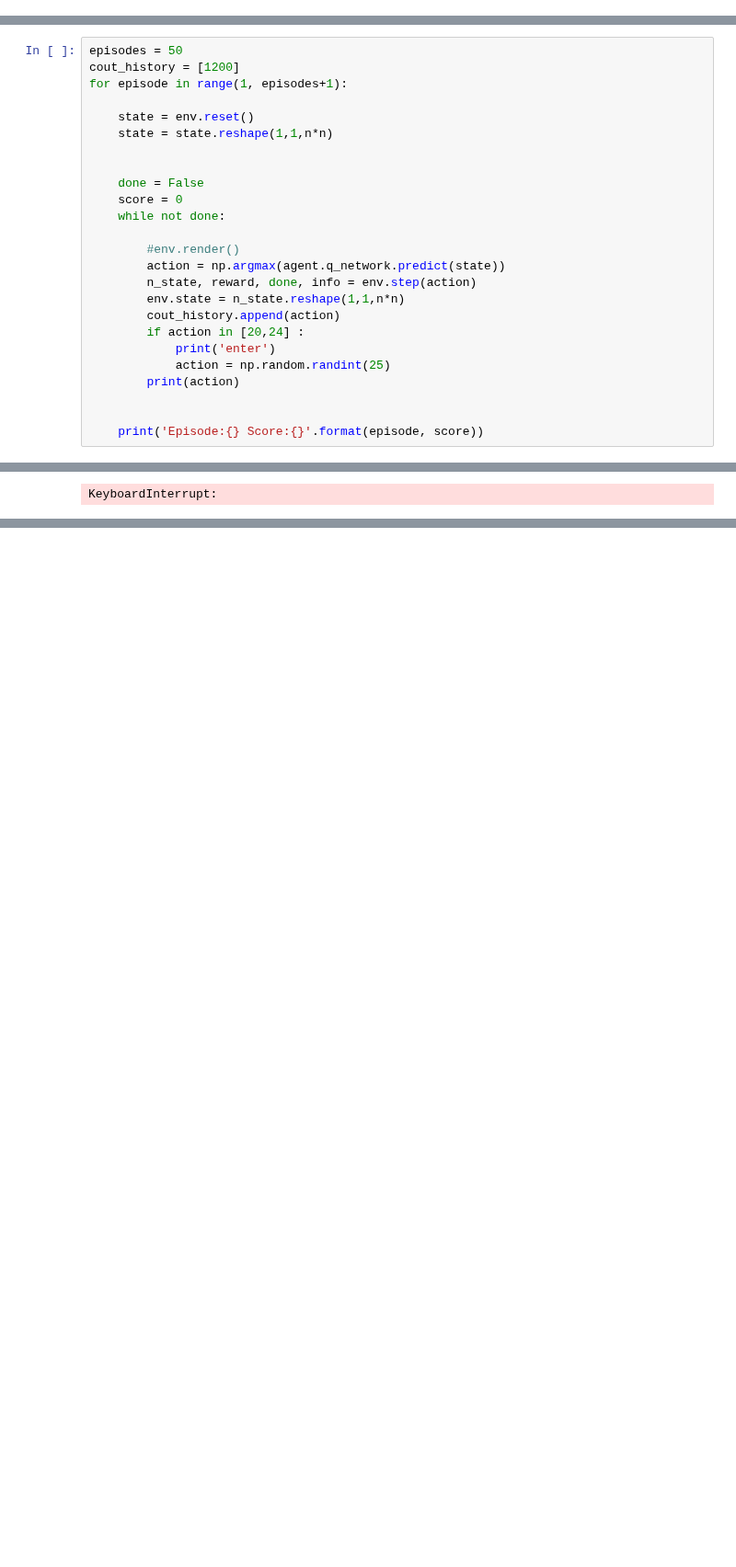
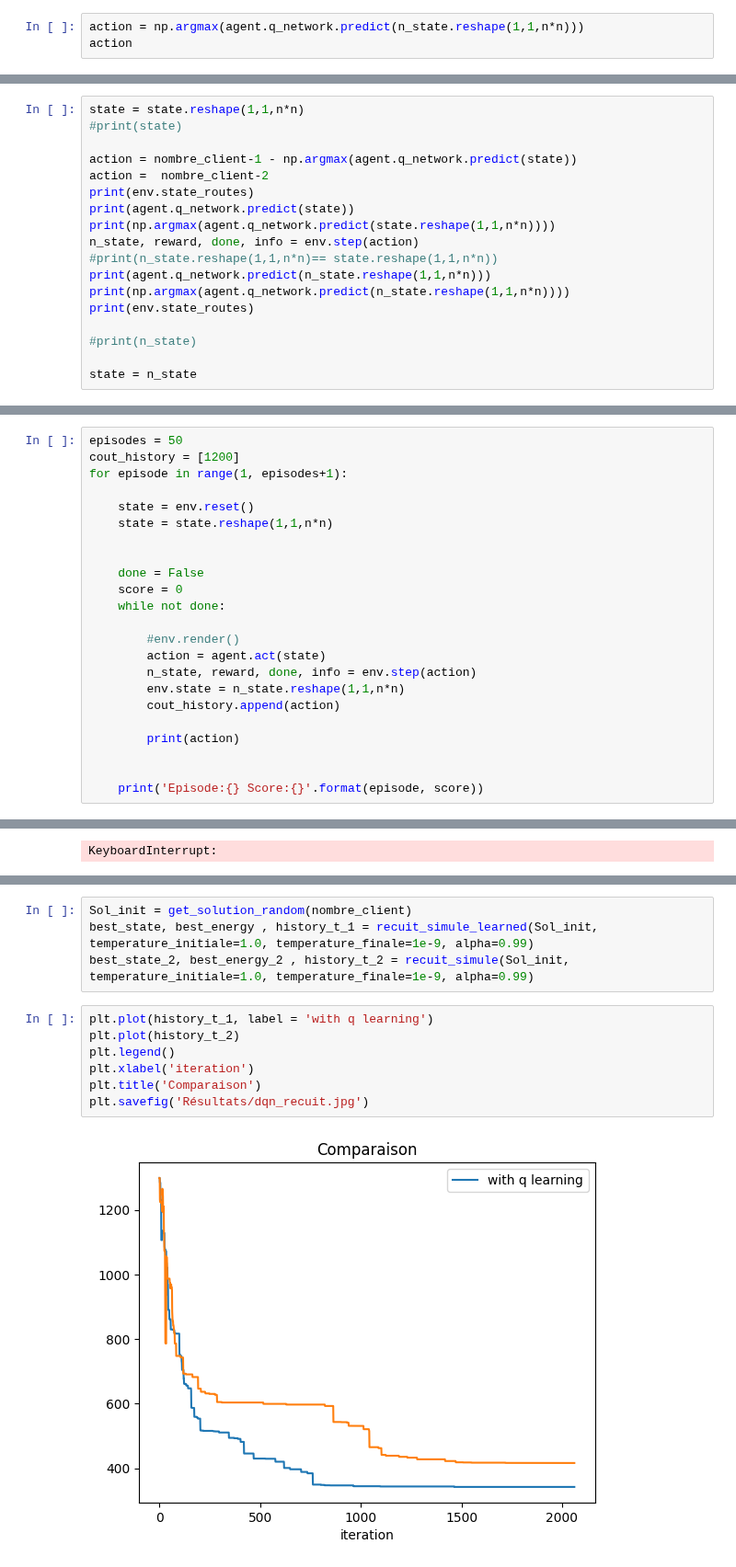
Before and after one commit to Centrale-Project/ICO_Project, a Jupyter notebook: DQN2.ipynb, the cells around one changed output, grey strips where cells are left out. Shown at 92% size. Drawn from its saved outputs; the diff is of its cells as text; blank space fills up the shorter version.

Commit message:
add q learning

```diff
--- a/DQN2.ipynb
+++ b/DQN2.ipynb
@@ -422,0 +513,3 @@ print(action)
+# %%
+action = np.argmax(agent.q_network.predict(n_state.reshape(1,1,n*n)))
+action
@@ -435,0 +553,18 @@ while not done:
+# %%
+state = state.reshape(1,1,n*n)
+#print(state)
+
+action = nombre_client-1 - np.argmax(agent.q_network.predict(state))
+action =  nombre_client-2
+print(env.state_routes)
+print(agent.q_network.predict(state))
+print(np.argmax(agent.q_network.predict(state.reshape(1,1,n*n))))
+n_state, reward, done, info = env.step(action)
+#print(n_state.reshape(1,1,n*n)== state.reshape(1,1,n*n))
+print(agent.q_network.predict(n_state.reshape(1,1,n*n)))
+print(np.argmax(agent.q_network.predict(n_state.reshape(1,1,n*n))))
+print(env.state_routes)
+
+#print(n_state)
+
+state = n_state
@@ -447,13 +595,11 @@ for episode in range(1, episodes+1):
     while not done:
 
         #env.render()
-        action = np.argmax(agent.q_network.predict(state))
+        action = agent.act(state)
         n_state, reward, done, info = env.step(action)
         env.state = n_state.reshape(1,1,n*n)
         cout_history.append(action)
-        if action in [20,24] :
-            print('enter')
-            action = np.random.randint(25)
+
         print(action)
 
 
@@ -579,0 +841,13 @@ plt.plot(cout_history_agent)
+# %%
+Sol_init = get_solution_random(nombre_client)
+best_state, best_energy , history_t_1 = recuit_simule_learned(Sol_init,  temperature_initiale=1.0, temperature_finale=1e-9, alpha=0.99)
+best_state_2, best_energy_2 , history_t_2 = recuit_simule(Sol_init,  temperature_initiale=1.0, temperature_finale=1e-9, alpha=0.99)
+# %%
+plt.plot(history_t_1, label = 'with q learning')
+plt.plot(history_t_2)
+plt.legend()
+plt.xlabel('iteration')
+plt.title('Comparaison')
+plt.savefig('Résultats/dqn_recuit.jpg')
+# %% [output]
+[figure, added]
```
Also changed, not shown: parts of 38 cells of this notebook, 10 other files.
